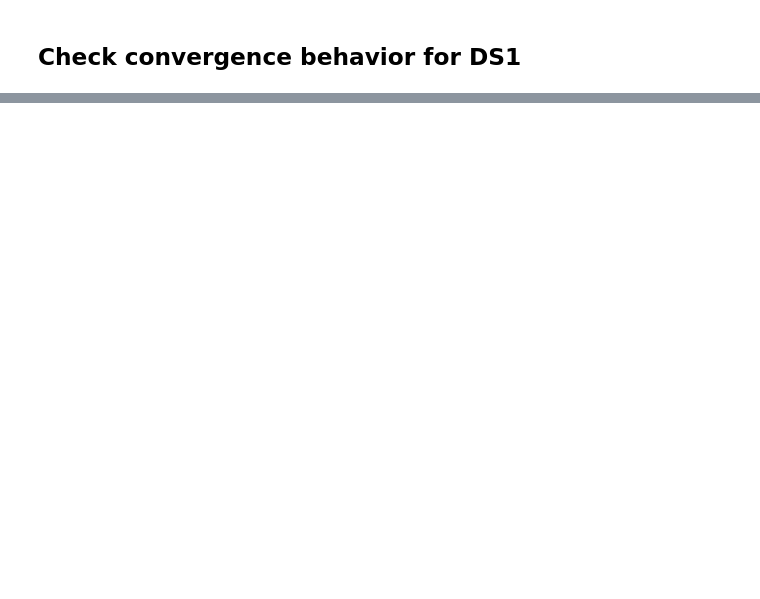
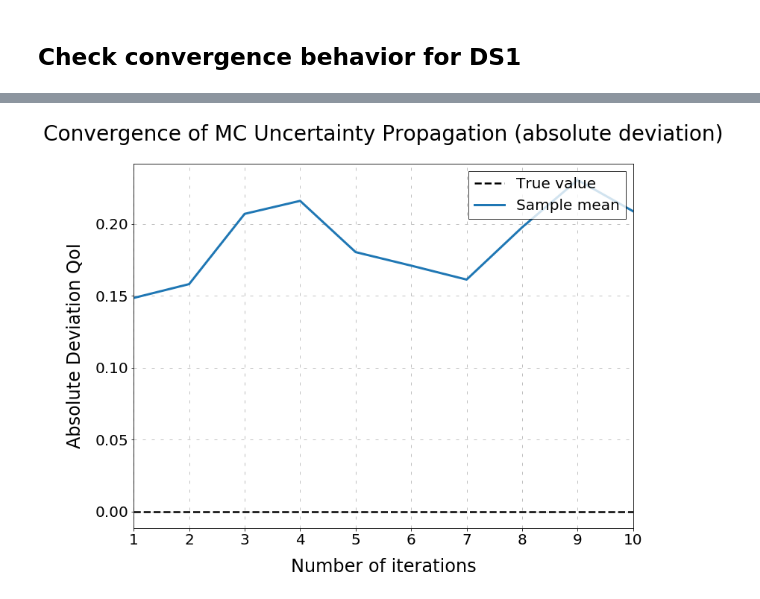
Before and after one commit to fagan2888/numerical-toolbox-uncertainty-quantification, a Jupyter notebook: uncertainty-quantification/sandbox.ipynb, the cells around one changed output, grey strips where cells are left out. Saved outputs shown, nothing was run; the diff lists cells and outputs as text; code cells hidden in the pictures; blank space fills up the shorter version.

```diff
--- a/uncertainty-quantification/sandbox.ipynb
+++ b/uncertainty-quantification/sandbox.ipynb
@@ -87,2 +93,3 @@ convergence_plot(qoi, expected_qoi, "QoI")
 # %%
-convergence_plot(qoi, expected_qoi, "Absolute Deviation QoI", absolute_deviation=True)
+convergence_plot(qoi, expected_qoi_csv, "Absolute Deviation QoI", absolute_deviation=True)
+# %% [output]
@@ -89,2 +97,3 @@ convergence_plot(qoi, expected_qoi, "Absolute Deviation QoI", absolute_deviation
+[figure, added]
 # %%
 distplot(qoi)
```
Also changed, not shown: parts of 11 cells of this notebook, 9 other files.
